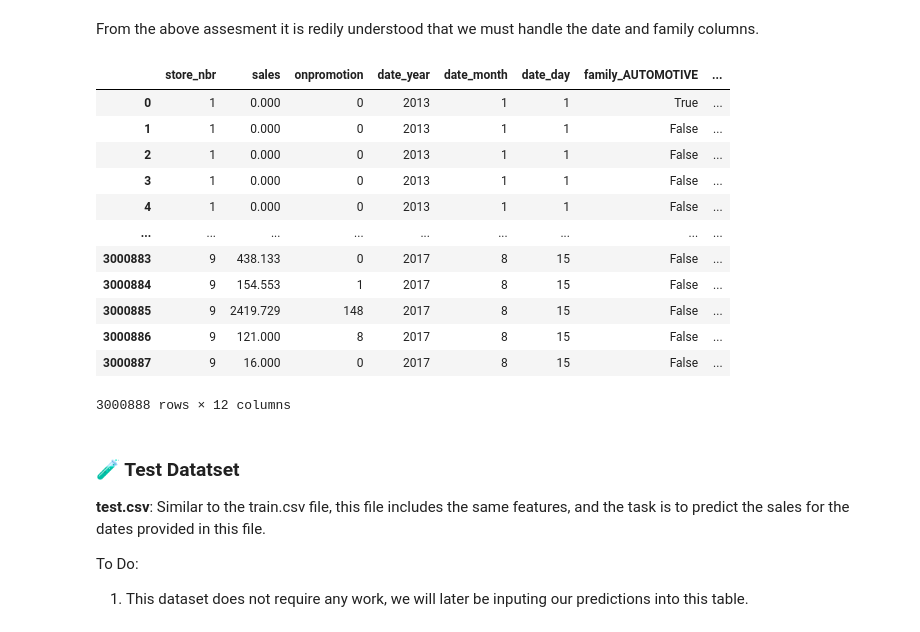
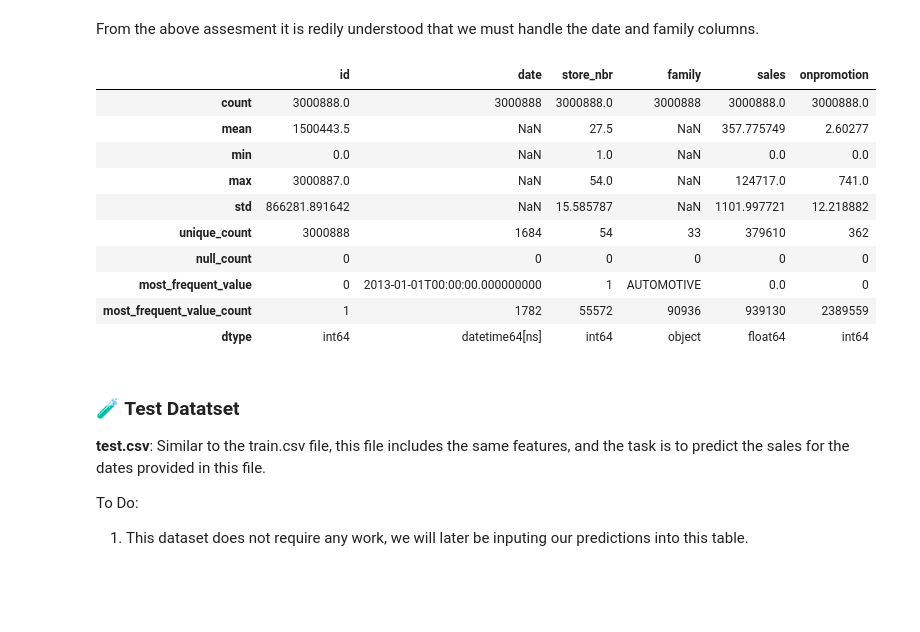
Before and after one commit to rbrox/IBM-dataSci, a Jupyter notebook: ProfitProMax/sales_forecasting.ipynb, the cells around one changed output. Drawn from its saved outputs; the diff is of its cells as text; code cells hidden in the pictures; blank space fills up the shorter version.

```diff
--- a/ProfitProMax/sales_forecasting.ipynb
+++ b/ProfitProMax/sales_forecasting.ipynb
@@ -128,24 +128,20 @@ dp.assess_data(train_data)
 From the above assesment it is redily understood that we must handle the date and family columns.
 # %%
 import pandas as pd
-
 train_data['date'] = pd.to_datetime(train_data['date'])
-train_data = dp.feature_engineering(train_data)
-train_data
+dp.assess_data(train_data)
 # %% [output]
-|  | store_nbr | sales | onpromotion | date_year | date_month | date_day | family_AUTOMOTIVE | ... |
-| 0 | 1 | 0.000 | 0 | 2013 | 1 | 1 | True | ... |
-| 1 | 1 | 0.000 | 0 | 2013 | 1 | 1 | False | ... |
-| 2 | 1 | 0.000 | 0 | 2013 | 1 | 1 | False | ... |
-| 3 | 1 | 0.000 | 0 | 2013 | 1 | 1 | False | ... |
-| 4 | 1 | 0.000 | 0 | 2013 | 1 | 1 | False | ... |
-| ... | ... | ... | ... | ... | ... | ... | ... | ... |
-| 3000883 | 9 | 438.133 | 0 | 2017 | 8 | 15 | False | ... |
-| 3000884 | 9 | 154.553 | 1 | 2017 | 8 | 15 | False | ... |
-| 3000885 | 9 | 2419.729 | 148 | 2017 | 8 | 15 | False | ... |
-| 3000886 | 9 | 121.000 | 8 | 2017 | 8 | 15 | False | ... |
-| 3000887 | 9 | 16.000 | 0 | 2017 | 8 | 15 | False | ... |
+|  | id | date | store_nbr | family | sales | onpromotion |
+| count | 3000888.0 | 3000888 | 3000888.0 | 3000888 | 3000888.0 | 3000888.0 |
+| mean | 1500443.5 | NaN | 27.5 | NaN | 357.775749 | 2.60277 |
+| min | 0.0 | NaN | 1.0 | NaN | 0.0 | 0.0 |
+| max | 3000887.0 | NaN | 54.0 | NaN | 124717.0 | 741.0 |
+| std | 866281.891642 | NaN | 15.585787 | NaN | 1101.997721 | 12.218882 |
+| unique_count | 3000888 | 1684 | 54 | 33 | 379610 | 362 |
+| null_count | 0 | 0 | 0 | 0 | 0 | 0 |
+| most_frequent_value | 0 | 2013-01-01T00:00:00.000000000 | 1 | AUTOMOTIVE | 0.0 | 0 |
+| most_frequent_value_count | 1 | 1782 | 55572 | 90936 | 939130 | 2389559 |
+| dtype | int64 | datetime64[ns] | int64 | object | float64 | int64 |
-3000888 rows × 12 columns
 # %% [markdown]
 ### 🧪 Test Datatset
 
```
Also changed, not shown: parts of 4 cells of this notebook, 2 other files.
